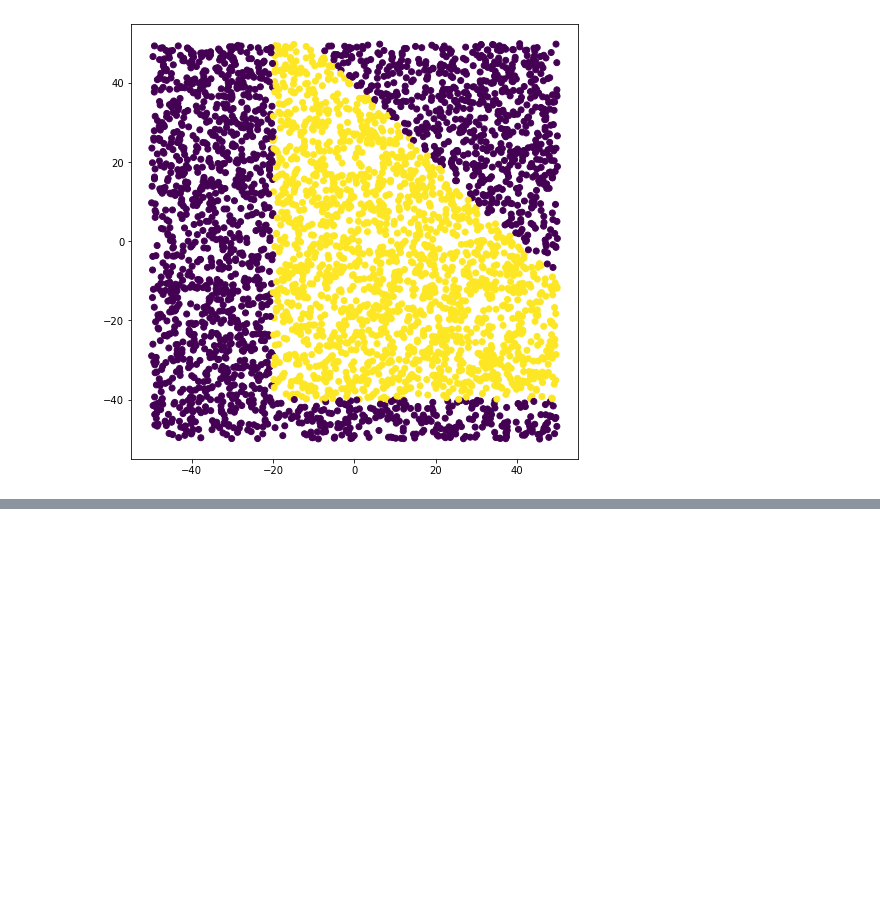
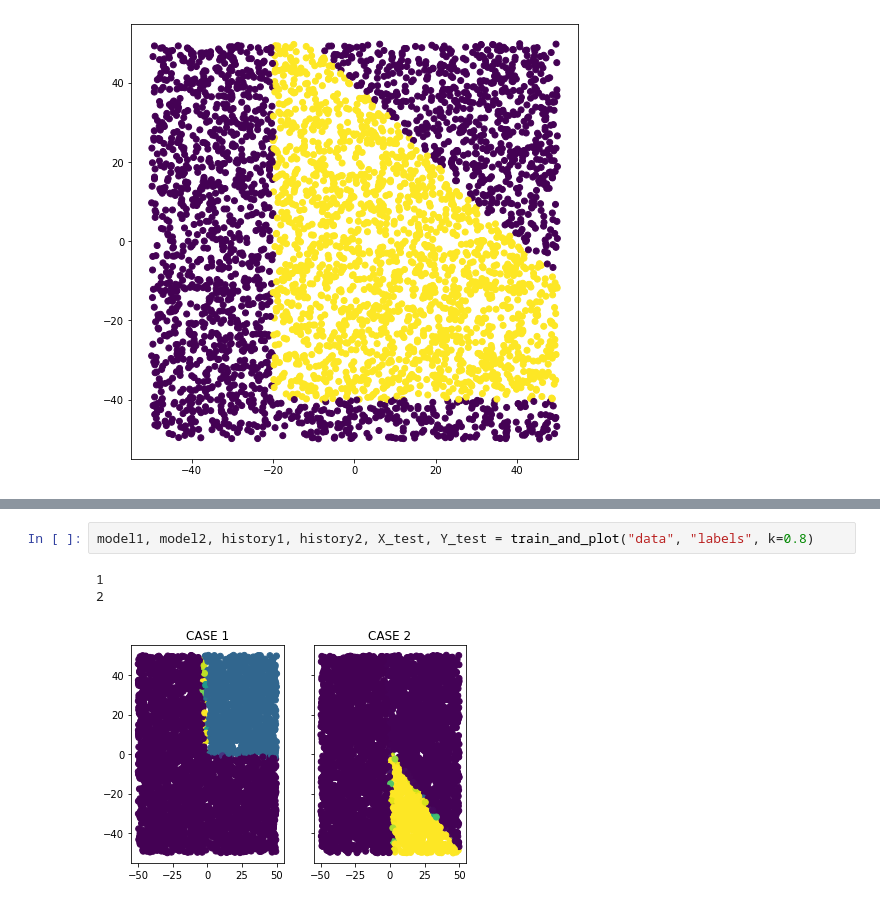
Before and after one commit to emersonvero/LoCP2, a Jupyter notebook: 02_DNN/Emerson_Draft.ipynb, the cells around one changed output, grey strips where cells are left out. Cells and saved outputs as stored; diff of their text form; blank space fills up the shorter version.

```diff
--- a/02_DNN/Emerson_Draft.ipynb
+++ b/02_DNN/Emerson_Draft.ipynb
@@ -247,0 +216,6 @@ plt.show
+# %%
+model1, model2, history1, history2, X_test, Y_test = train_and_plot("data", "labels", k=0.8)
+# %% [output]
+1
+2
+[figure, added]
```
Also changed, not shown: parts of 12 cells of this notebook.
